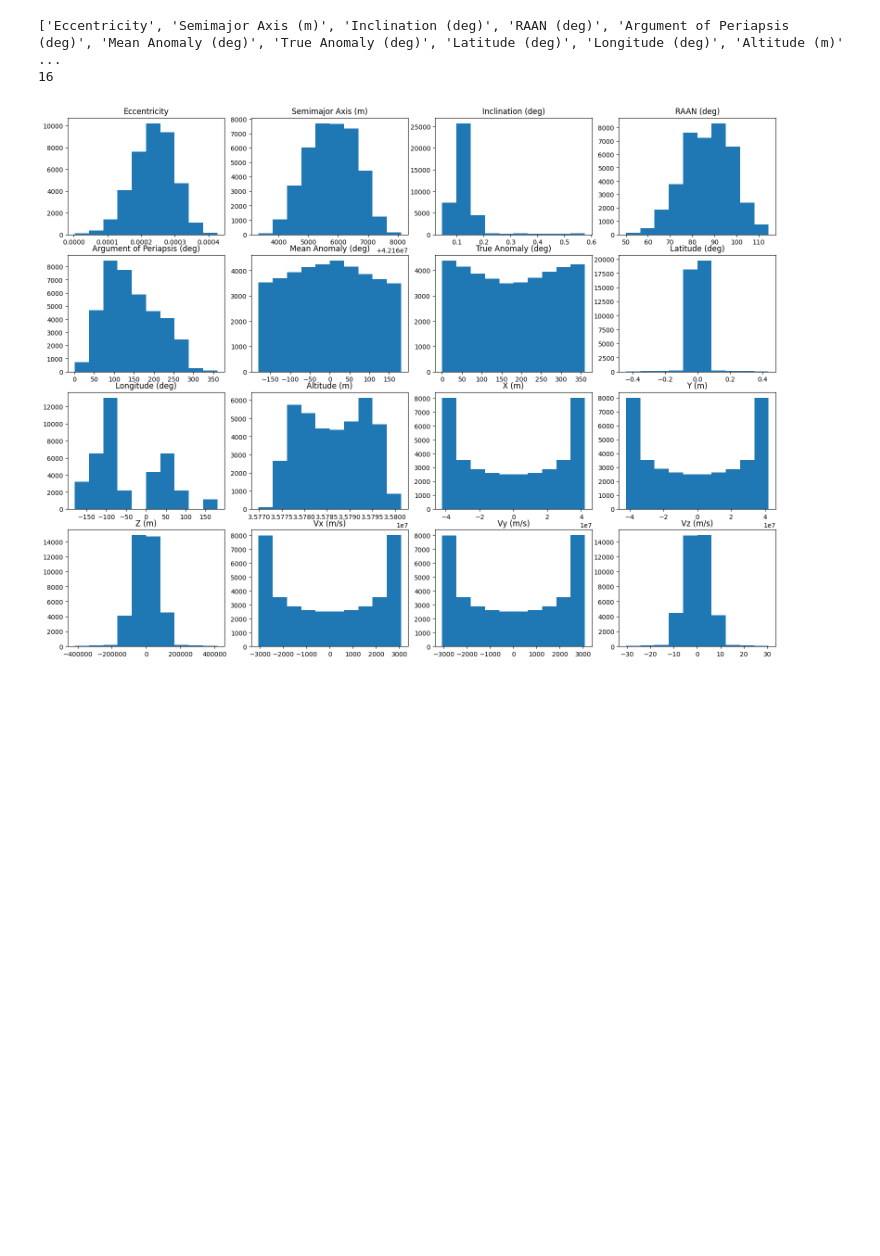
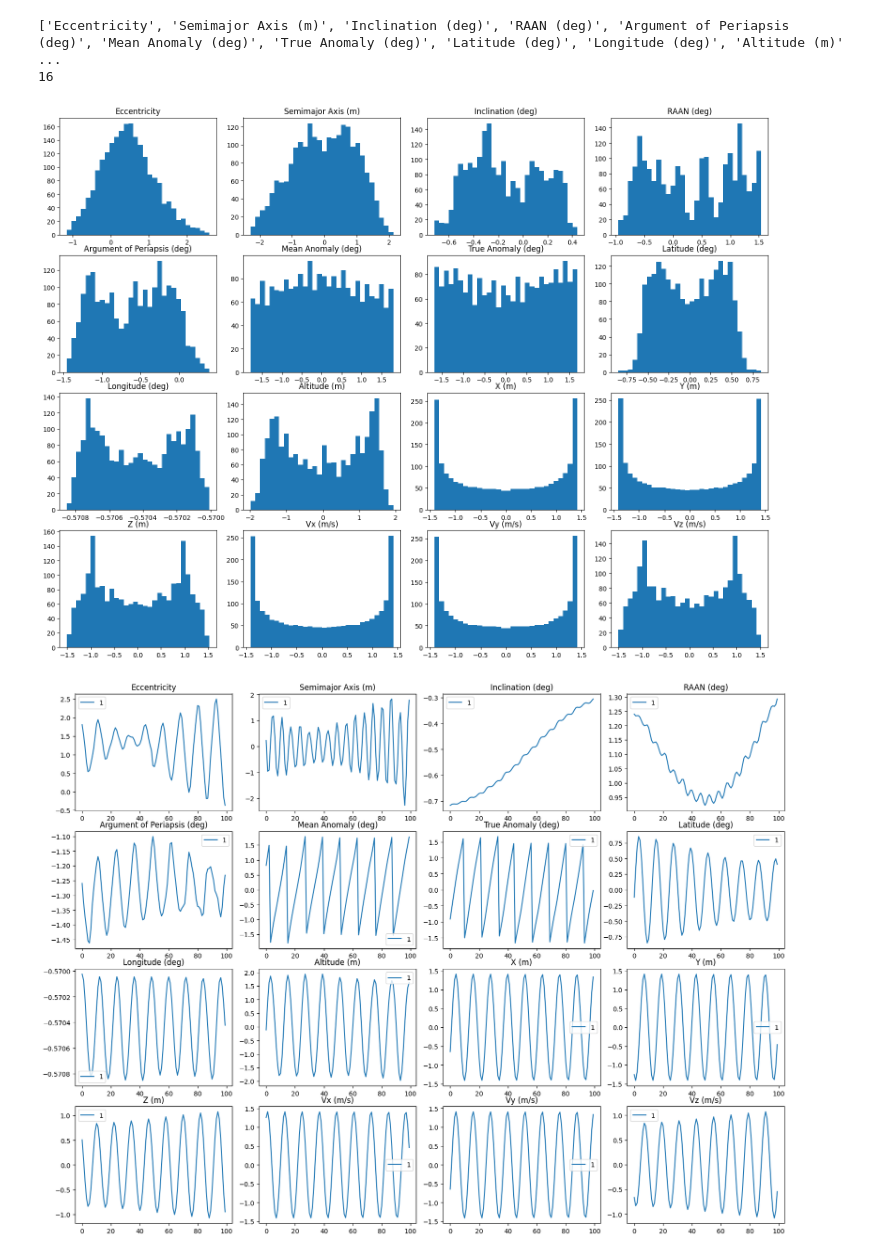
Before and after one commit to DavidBaldsiefen/splid-challenge, a Jupyter notebook: data_analysis.ipynb, the cells around one changed output. Drawn from its saved outputs; the diff is of its cells as text; code cells hidden in the pictures; blank space fills up the shorter version.

```diff
--- a/data_analysis.ipynb
+++ b/data_analysis.ipynb
@@ -42,16 +43,42 @@ print(len(inputs))
 # %% [output]
 ['Eccentricity', 'Semimajor Axis (m)', 'Inclination (deg)', 'RAAN (deg)', 'Argument of Periapsis (deg)', 'Mean Anomaly (deg)', 'True Anomaly (deg)', 'Latitude (deg)', 'Longitude (deg)', 'Altitude (m)' ...
 16
-# %%
-fig, axes = plt.subplots(nrows=4, ncols=4, figsize=(16,12))
-plt.tight_layout()
-for row in range(4):
-    for column in range(4):
-        feature = inputs[row*4+column]
-        axes[row,column].hist(df[feature])
-        axes[row,column].title.set_text(feature)
-fig.show()
-
-# TODO: some of the features cross sign boundaries -> feature engineering necessary!
-# %% [output]
-[figure, removed]
+# %%
+scaled_df = df.copy()
+scaled_df[inputs] = StandardScaler().fit_transform(df[inputs].values)
+# %%
+def plot_hists(df, ObjectID):
+    fig, axes = plt.subplots(nrows=4, ncols=4, figsize=(16,12))
+    if ObjectID is not None:
+        df=df.loc[df['ObjectID'] == 1]
+    plt.tight_layout()
+    for row in range(4):
+        for column in range(4):
+            feature = inputs[row*4+column]
+            axes[row,column].hist(df[feature], bins=30)
+            axes[row,column].title.set_text(feature)
+    fig.show()
+
+def plot_vals(df, objects=[], time_index_start=0, time_index_end=None):
+    fig, axes = plt.subplots(nrows=4, ncols=4, figsize=(16,12))
+    plt.tight_layout()
+    for row in range(4):
+        for column in range(4):
+            feature = inputs[row*4+column]
+            if objects:
+                for object in objects:
+                    obj_df = df.loc[df['ObjectID'] == object]
+                    if time_index_end is not None:
+                        obj_df=obj_df[time_index_start:time_index_end]
+                    axes[row,column].plot(obj_df['TimeIndex'], obj_df[feature], label=str(object))
+                axes[row,column].legend()
+            else:
+                axes[row,column].plot(df['TimeIndex'], df[feature])
+            axes[row,column].title.set_text(feature)
+    fig.show()
+# %%
+plot_hists(scaled_df, 1)
+plot_vals(scaled_df, [1], time_index_start=0, time_index_end=100)
+# %% [output]
+[figure, added]
+[figure, added]
```
Also changed, not shown: parts of 2 cells of this notebook, 3 other files.
